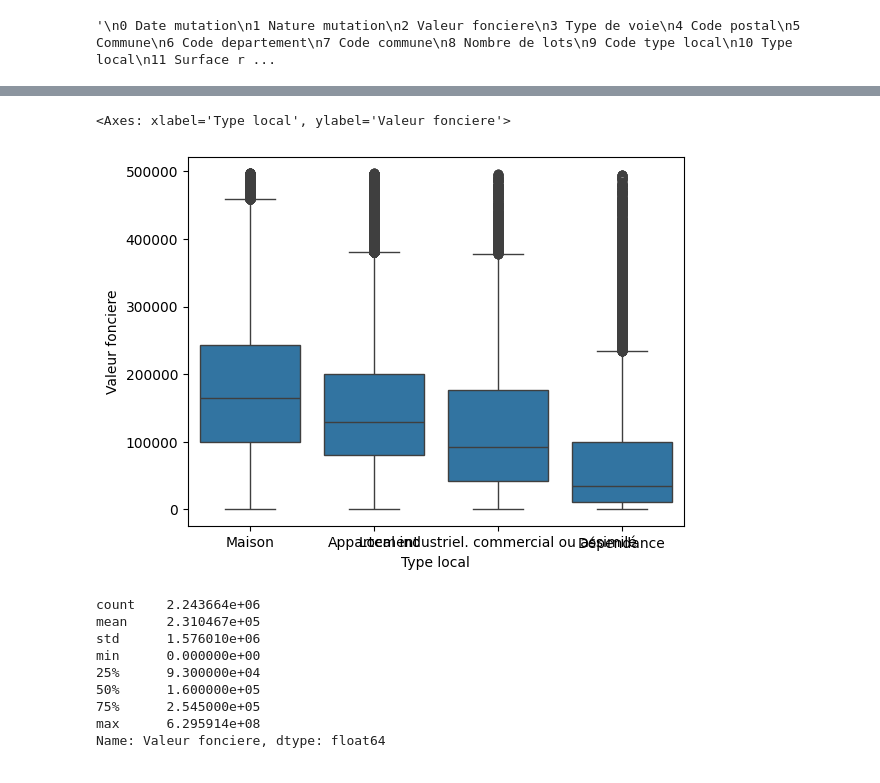
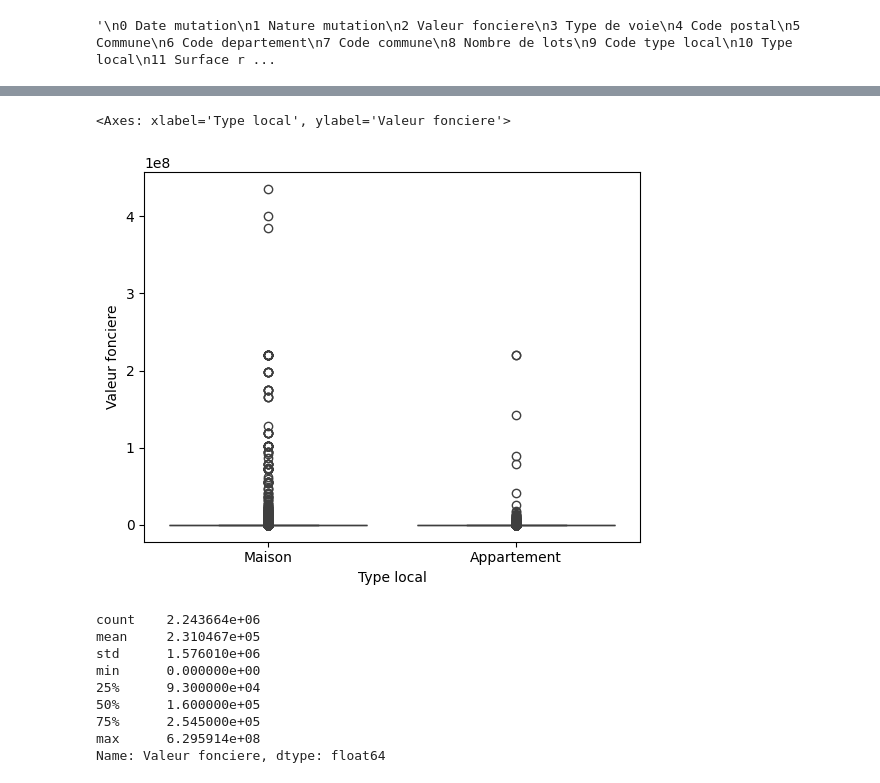
Before and after one commit to Ndeyefatou8/Machine_Learning, a Jupyter notebook: ML_model.ipynb, the cells around one changed output, grey strips where cells are left out. Drawn from its saved outputs; the diff is of its cells as text; code cells hidden in the pictures.

```diff
--- a/ML_model.ipynb
+++ b/ML_model.ipynb
@@ -7,6 +8,9 @@ path = "C:/Users/pierr/Documents/1_projet_python/Valeur_fonciere/Depot_data/"
 #Test sur le csv concat
 #url git
 url = 'https://github.com/Pioterr/projet_sise_stock/blob/main/concat.zip?raw=true'
+url2 = "C:/Users/pierr/Documents/1_projet_python/Valeur_fonciere/Depot_data/concat_Outlier.csv"
+
 
 # Chargez le fichier CSV
-df = pd.read_csv(filepath_or_buffer= url ,sep='|', compression='zip')
+#Df = pd.read_csv(filepath_or_buffer= url ,sep='|', compression='zip')
+Df = pd.read_csv(filepath_or_buffer= url2 ,sep='|')
@@ -15,6 +17,6 @@ dff = df.sample(n = 100000)
 # %%
 #liste des variables
-var = df.columns
+var = Df.columns
 var
 """
 0 Date mutation
@@ -50,41 +57,13 @@ d_type = {
     'Surface terrain' : 'float'
 }
 
-
-df = df.astype(d_type)
+df = Df.astype(d_type)
 df[var[0]] = pd.to_datetime(df[var[0]], format="%d/%m/%Y")
 df[var[[2,12]]] = df[var[[2,12]]].astype('int')
 
+#date
 df['month'] = df['Date mutation'].dt.month
 df['year'] = df['Date mutation'].dt.year
-
-#drop valeur fonciere outlier
-Q1 = df[var[2]].quantile(0.25)
-Q3 = df[var[2]].quantile(0.75)
-IQR = Q3 - Q1
-
-df = df[(df[var[2]] >= Q1 - 1.5 * IQR) & (df[var[2]] <= Q3 + 1.5 * IQR)]
-
-#drop Surface réelle outlier
-Q1 = df[var[11]].quantile(0.25)
-Q3 = df[var[11]].quantile(0.75)
-IQR = Q3 - Q1
-
-df = df[(df[var[11]] >= Q1 - 1.5 * IQR) & (df[var[11]] <= Q3 + 1.5 * IQR)]
-
-#drop Nombre pièce principales
-Q1 = df[var[12]].quantile(0.25)
-Q3 = df[var[12]].quantile(0.75)
-IQR = Q3 - Q1
-
-df = df[(df[var[12]] >= Q1 - 1.5 * IQR) & (df[var[12]] <= Q3 + 1.5 * IQR)]
-
-#drop Surface terrain
-Q1 = df[var[14]].quantile(0.25)
-Q3 = df[var[14]].quantile(0.75)
-IQR = Q3 - Q1
-
-df = df[(df[var[14]] >= Q1 - 1.5 * IQR) & (df[var[14]] <= Q3 + 1.5 * IQR)]
 
 #On sépare en 4 df
 
@@ -92,3 +71,6 @@ df_m = df[df['Type local'] == 'Maison']
 df_a = df[df['Type local'] == 'Appartement']
 df_l = df[df['Type local'] == 'Local industriel. commercial ou assimilé']
 df_d = df[df['Type local'] == 'Dépendance']
+
+df_am = pd.concat([df_m, df_a], axis=0)
+var = df_am.columns
@@ -124,8 +103,8 @@ m
 # %%
-sns.boxplot(df, x='Type local', y='Valeur fonciere')
+sns.boxplot(df_am, x='Type local', y='Valeur fonciere')
 # %% [output]
 <Axes: xlabel='Type local', ylabel='Valeur fonciere'>
-[figure, old version]
+[figure, new version]
 # %%
 df[var[2]].describe()
 # %% [output]
```
Also changed, not shown: parts of 24 cells of this notebook, 1 other file.
